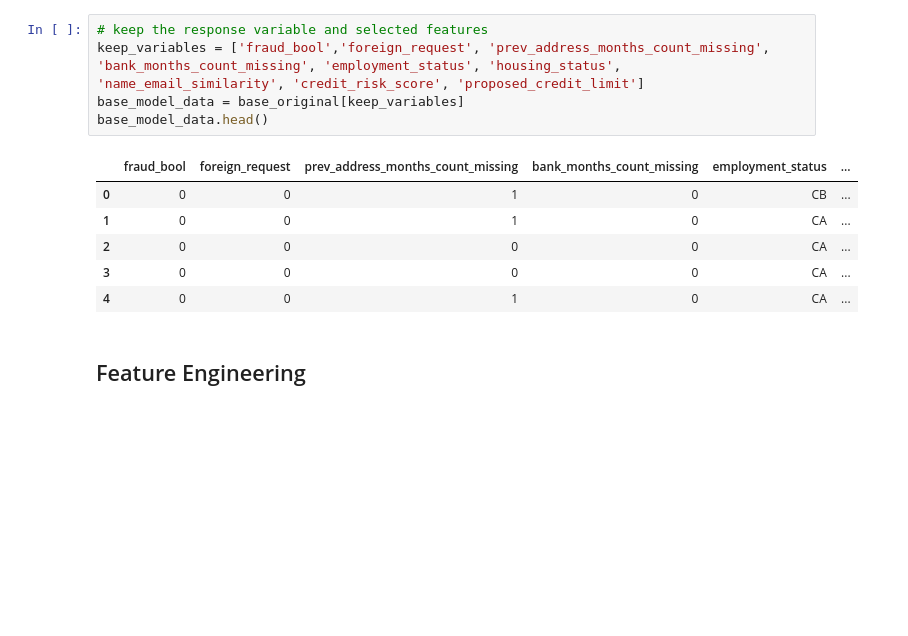
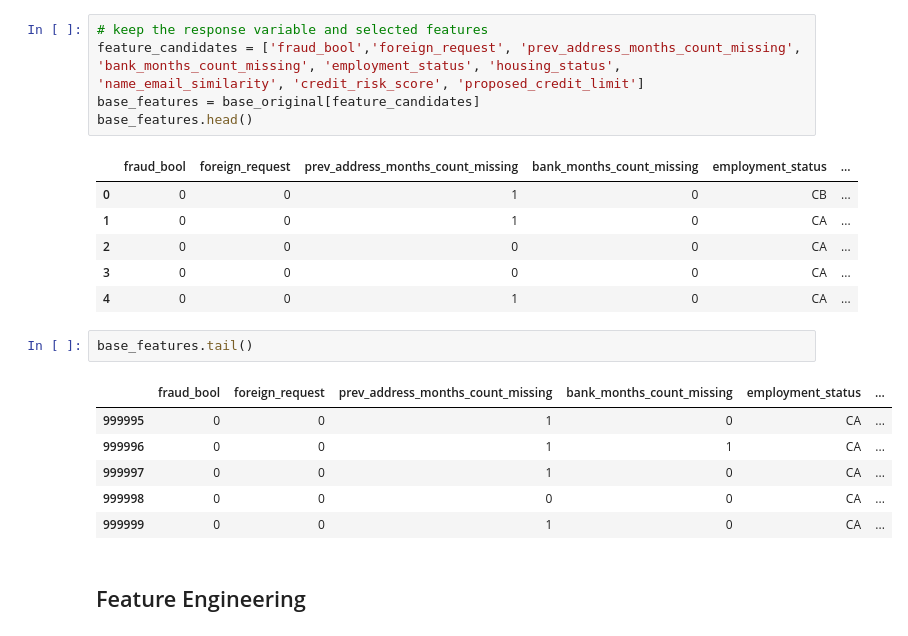
Before and after one commit to mrlizhaozhi/fraud-detection-data-analytics-and-modelling, a Jupyter notebook: notebook.ipynb, the cells around one changed output. Drawn from its saved outputs; the diff is of its cells as text; blank space fills up the shorter version.

```diff
--- a/notebook.ipynb
+++ b/notebook.ipynb
@@ -485,9 +524,9 @@ base_categorical_subset.tail()
 ## Data Cleaning and Preparation
 # %%
 # keep the response variable and selected features
-keep_variables = ['fraud_bool','foreign_request', 'prev_address_months_count_missing', 'bank_months_count_missing', 'employment_status', 'housing_status', 'name_email_similarity', 'credit_risk_score', 'proposed_credit_limit']
-base_model_data = base_original[keep_variables]
-base_model_data.head()
+feature_candidates = ['fraud_bool','foreign_request', 'prev_address_months_count_missing', 'bank_months_count_missing', 'employment_status', 'housing_status', 'name_email_similarity', 'credit_risk_score', 'proposed_credit_limit']
+base_features = base_original[feature_candidates]
+base_features.head()
 # %% [output]
 |  | fraud_bool | foreign_request | prev_address_months_count_missing | bank_months_count_missing | employment_status | ... |
 | 0 | 0 | 0 | 1 | 0 | CB | ... |
@@ -495,6 +534,15 @@ base_model_data.head()
 | 2 | 0 | 0 | 0 | 0 | CA | ... |
 | 3 | 0 | 0 | 0 | 0 | CA | ... |
 | 4 | 0 | 0 | 1 | 0 | CA | ... |
+# %%
+base_features.tail()
+# %% [output]
+|  | fraud_bool | foreign_request | prev_address_months_count_missing | bank_months_count_missing | employment_status | ... |
+| 999995 | 0 | 0 | 1 | 0 | CA | ... |
+| 999996 | 0 | 0 | 1 | 1 | CA | ... |
+| 999997 | 0 | 0 | 1 | 0 | CA | ... |
+| 999998 | 0 | 0 | 0 | 0 | CA | ... |
+| 999999 | 0 | 0 | 1 | 0 | CA | ... |
 # %% [markdown]
 ## Feature Engineering
 # %% [markdown]
```
Also changed, not shown: parts of 4 cells of this notebook.
